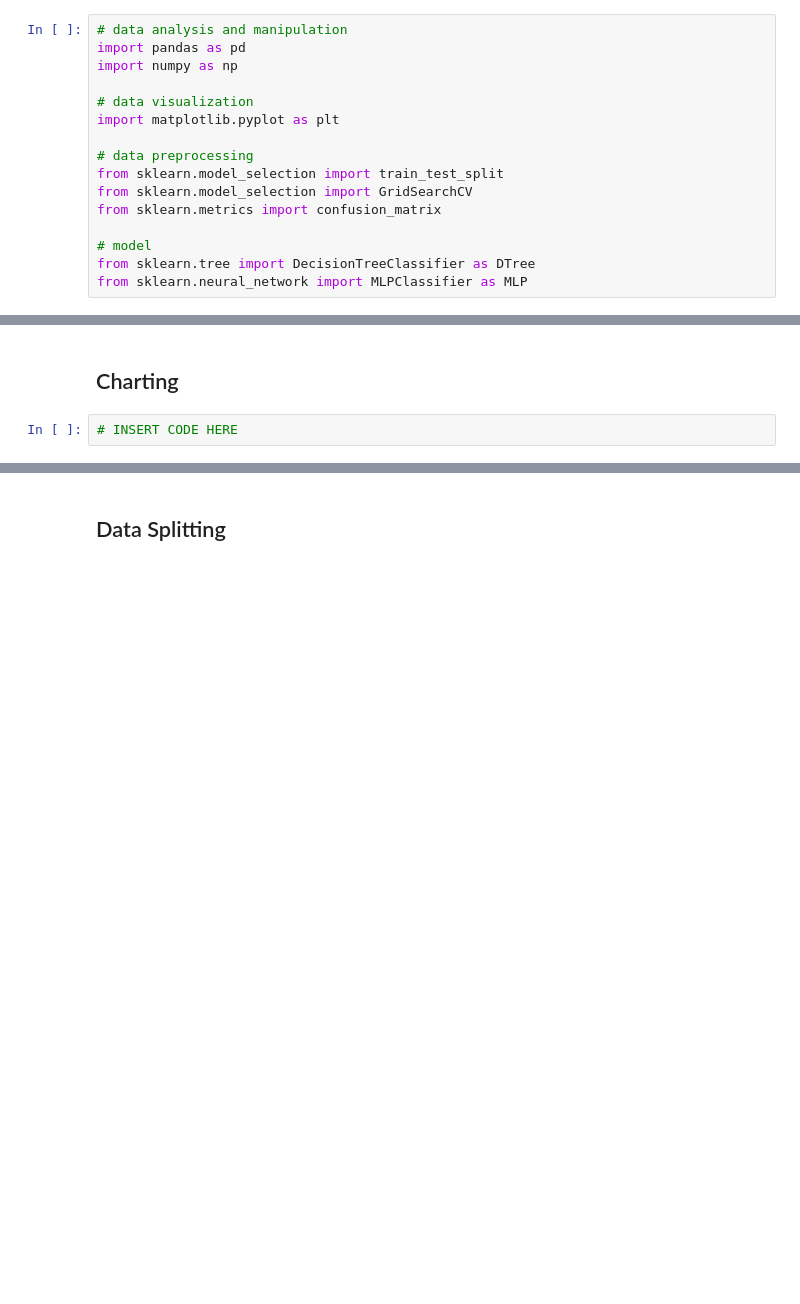
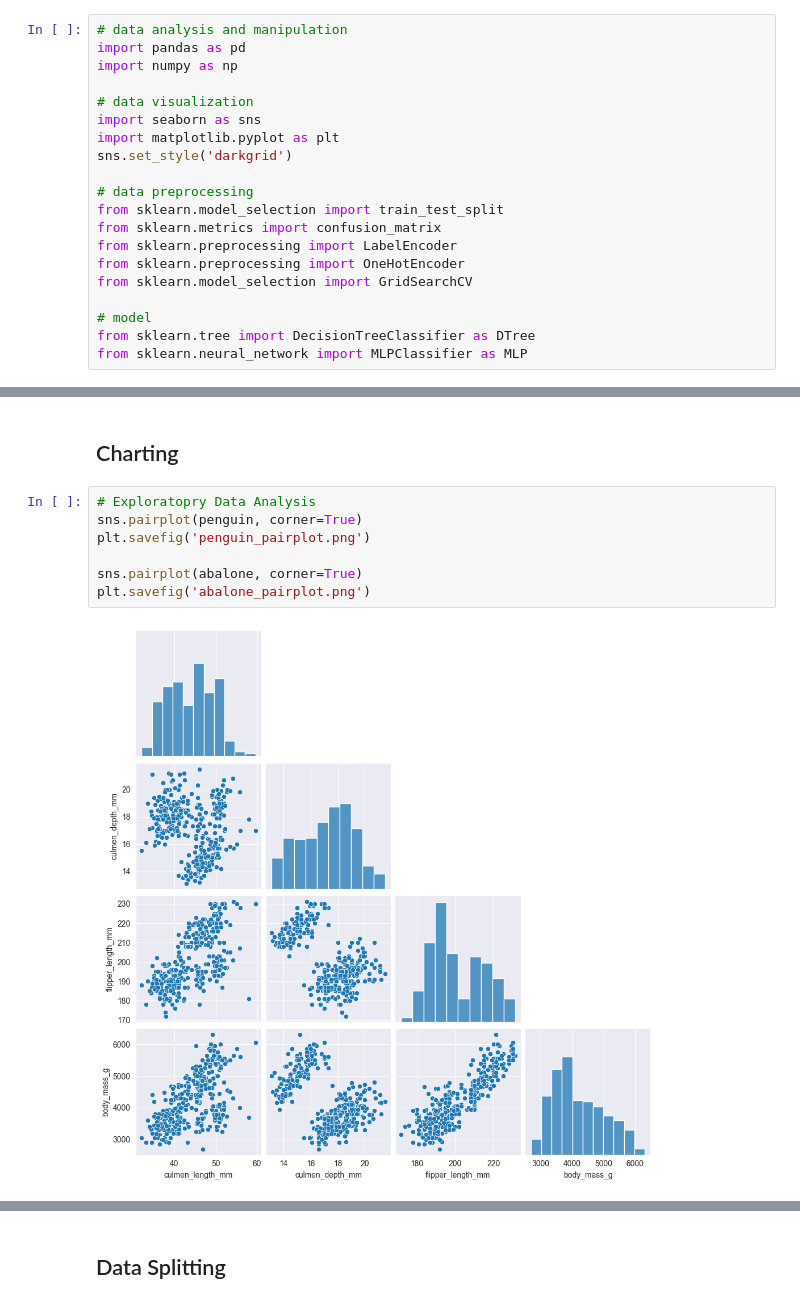
Before and after one commit to shabiasaeed/COMP472-A1, a Jupyter notebook: COMP472-A1.ipynb, the cells around one changed output, grey strips where cells are left out. Drawn from its saved outputs; the diff is of its cells as text; blank space fills up the shorter version.

Commit message:
Preprocessing and Charting Done

```diff
--- a/COMP472-A1.ipynb
+++ b/COMP472-A1.ipynb
@@ -9,12 +9,16 @@ import pandas as pd
 import numpy as np
 
 # data visualization
+import seaborn as sns
 import matplotlib.pyplot as plt
+sns.set_style('darkgrid')
 
 # data preprocessing
 from sklearn.model_selection import train_test_split
+from sklearn.metrics import confusion_matrix
+from sklearn.preprocessing import LabelEncoder
+from sklearn.preprocessing import OneHotEncoder
 from sklearn.model_selection import GridSearchCV
-from sklearn.metrics import confusion_matrix
 
 # model
 from sklearn.tree import DecisionTreeClassifier as DTree
@@ -33,4 +109,11 @@ abalone = pd.read_csv('abalone.csv')
 # %% [markdown]
 ## Charting
 # %%
-# INSERT CODE HERE
+# Exploratopry Data Analysis
+sns.pairplot(penguin, corner=True)
+plt.savefig('penguin_pairplot.png')
+
+sns.pairplot(abalone, corner=True)
+plt.savefig('abalone_pairplot.png')
+# %% [output]
+[figure, added]
```
Also changed, not shown: parts of 9 cells of this notebook, 2 other files.
